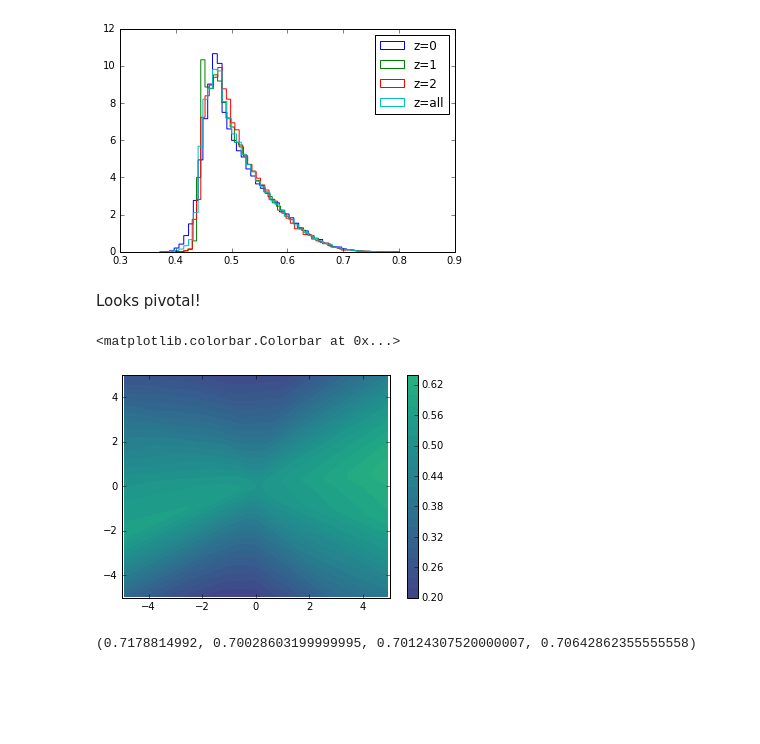
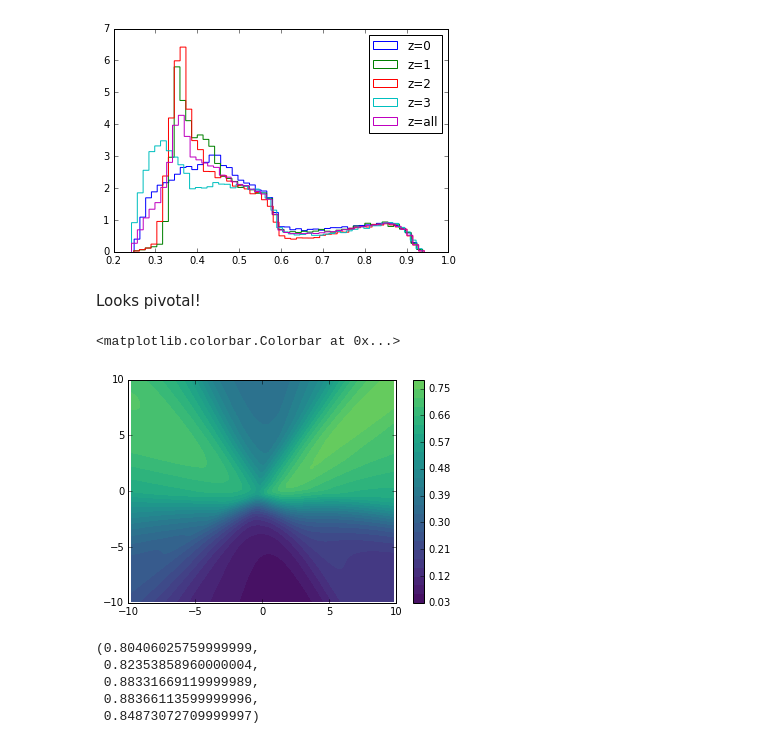
Before and after one commit to glouppe/paper-learning-to-pivot, a Jupyter notebook: code/Adversarial training against systematic uncertainties - Non-binary.ipynb, the cells around one changed output. Saved outputs shown, nothing was run; the diff lists cells and outputs as text; code cells hidden in the pictures; blank space fills up the shorter version.

```diff
--- a/code/Adversarial training against systematic uncertainties - Non-binary.ipynb
+++ b/code/Adversarial training against systematic uncertainties - Non-binary.ipynb
@@ -88,9 +105,15 @@ plt.show()
 # %%
+X_test = np.random.rand(25000, 2)
+X_test[:, 0] *= 20.
+X_test[:, 0] -= 10.
+X_test[:, 1] *= 20.
+X_test[:, 1] -= 10.
+
 y_pred = q_full.pdf(X_test) / (p.pdf(X_test) + q_full.pdf(X_test))
 
 from matplotlib.mlab import griddata
-xi = np.linspace(-5, 5., 100)
-yi = np.linspace(-5, 5., 200)
+xi = np.linspace(-10, 10., 100)
+yi = np.linspace(-10, 10., 200)
 zi = griddata(X_test[:, 0], X_test[:, 1], y_pred, xi, yi, interp="linear")
 CS = plt.contourf(xi, yi, zi, 25, cmap=plt.cm.viridis,
                   vmax=1.0, vmin=0.0)
@@ -115,13 +140,13 @@ from keras.layers import Input, Dense
 from keras.models import Model
 
 inputs = Input(shape=(X.shape[1],))
-Dx = Dense(24, activation="relu")(inputs)
+Dx = Dense(24, activation="tanh")(inputs)
 Dx = Dense(24, activation="relu")(Dx)
 Dx = Dense(1, activation="sigmoid")(Dx)
 D = Model(input=[inputs], output=[Dx])
 
 Rx = D(inputs)
-Rx = Dense(24, activation="relu")(Rx)
+Rx = Dense(24, activation="tanh")(Rx)
 Rx = Dense(24, activation="relu")(Rx)
 Rx = Dense(z.shape[1], activation="softmax")(Rx)
 R = Model(input=[inputs], output=[Rx])
@@ -149,13 +174,13 @@ def make_loss_R(c):
 
     return loss_R
 
-opt_DRf = SGD(lr=10e-3, momentum=0.1)
+opt_DRf = Adam() #SGD(lr=10e-3, momentum=0.1)
 DRf = Model(input=[inputs], output=[D(inputs), R(inputs)])
 DRf.compile(loss=[make_loss_D(c=-1.0),
                   make_loss_R(c=-10.0)],   # compare with c=0.0, ie. when no there is no adversary
             optimizer=opt_DRf)
 
-opt_DfR = SGD(lr=10e-3, momentum=0.1)
+opt_DfR = Adam() #SGD(lr=10e-3, momentum=0.1)
 DfR = Model(input=[inputs], output=[R(inputs)])
 DfR.compile(loss=[make_loss_R(c=1.0)],
             optimizer=opt_DfR)
@@ -275,36 +300,42 @@ for i in range(1000):
 plt.hist(1. - D.predict(X0), bins=50, normed=1, histtype="step", label="z=0")
 plt.hist(1. - D.predict(X1), bins=50, normed=1, histtype="step", label="z=1")
 plt.hist(1. - D.predict(X2), bins=50, normed=1, histtype="step", label="z=2")
+plt.hist(1. - D.predict(X3), bins=50, normed=1, histtype="step", label="z=3")
 plt.hist(1. - D.predict(X), bins=50, normed=1, histtype="step", label="z=all")
 plt.legend()
 plt.show()
 # %% [output]
-[figure, old version]
+[figure, new version]
 # %% [markdown]
 Looks pivotal!
 # %%
 X_test = np.random.rand(25000, 2)
-X_test[:, 0] *= 10.
-X_test[:, 0] -= 5.
-X_test[:, 1] *= 10.
-X_test[:, 1] -= 5.
+X_test[:, 0] *= 20.
+X_test[:, 0] -= 10.
+X_test[:, 1] *= 20.
+X_test[:, 1] -= 10.
 y_pred = D.predict(X_test).ravel()
 # %%
 from matplotlib.mlab import griddata
-xi = np.linspace(-5, 5., 100)
-yi = np.linspace(-5, 5., 200)
+xi = np.linspace(-10., 10., 100)
+yi = np.linspace(-10., 10., 200)
 zi = griddata(X_test[:, 0], X_test[:, 1], y_pred, xi, yi, interp="linear")
 CS = plt.contourf(xi, yi, zi, 25, cmap=plt.cm.viridis,
                   vmax=1.0, vmin=0.0)
 plt.colorbar()
 # %% [output]
 <matplotlib.colorbar.Colorbar at 0x...>
-[figure, old version]
+[figure, new version]
 # %%
 from sklearn.metrics import roc_auc_score
 (roc_auc_score(y0, D.predict(X0)),
  roc_auc_score(y1, D.predict(X1)),
  roc_auc_score(y2, D.predict(X2)),
+ roc_auc_score(y3, D.predict(X3)),
  roc_auc_score(y, D.predict(X)))
 # %% [output]
-(0.7178814992, 0.70028603199999995, 0.70124307520000007, 0.70642862355555558)
+(0.80406025759999999,
+ 0.82353858960000004,
+ 0.88331669119999989,
+ 0.88366113599999996,
+ 0.84873072709999997)
```
Also changed, not shown: parts of 14 cells of this notebook, 3 other files.
